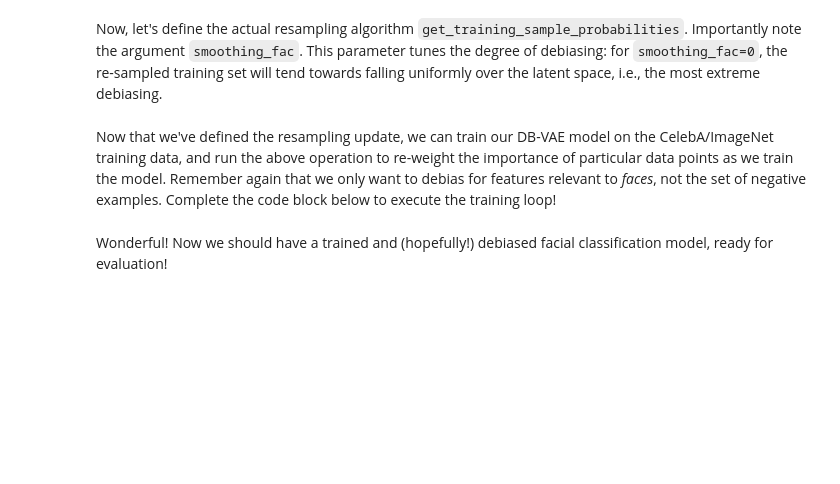
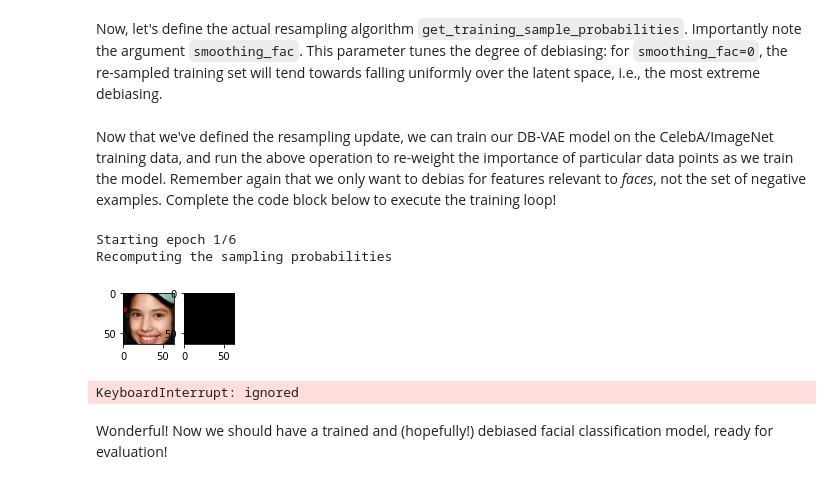
Before and after one commit to joaothomazlemos/Deeplearning-Courses, a Jupyter notebook: lab2/Part2_Debiasing.ipynb, the cells around one changed output. Cells and saved outputs as stored; diff of their text form; code cells hidden in the pictures; blank space fills up the shorter version.

```diff
--- a/lab2/Part2_Debiasing.ipynb
+++ b/lab2/Part2_Debiasing.ipynb
@@ -618,7 +619,7 @@ latent_dim = 100
 num_epochs = 6
 
 # instantiate a new DB-VAE model and optimizer
-dbvae = DB_VAE(100)
+dbvae = DB_VAE(latent_dim)
 optimizer = tf.keras.optimizers.Adam(learning_rate)
 
 # To define the training operation, we will use tf.function which is a powerful tool
@@ -631,41 +632,46 @@ def debiasing_train_step(x, y):
     y_logit, z_mean, z_logsigma, x_recon = dbvae(x)
 
     '''TODO: call the DB_VAE loss function to compute the loss'''
-    loss, class_loss = debiasing_loss_function('''TODO arguments''') # TODO
+    loss, class_loss = debiasing_loss_function(x, x_recon, y, y_logit, z_mean, z_logsigma) # TODO
 
   '''TODO: use the GradientTape.gradient method to compute the gradients.
      Hint: this is with respect to the trainable_variables of the dbvae.'''
-  grads = tape.gradient('''TODO''', '''TODO''') # TODO
+  grads = tape.gradient(loss, dbvae.trainable_variables ) # TODO perda, e todas as variaveis de treino
 
   # apply gradients to variables
   optimizer.apply_gradients(zip(grads, dbvae.trainable_variables))
   return loss
 
 # get training faces from data loader
 all_faces = loader.get_all_train_faces()
 
 if hasattr(tqdm, '_instances'): tqdm._instances.clear() # clear if it exists
 
 # The training loop -- outer loop iterates over the number of epochs
 for i in range(num_epochs):
 
   IPython.display.clear_output(wait=True)
   print("Starting epoch {}/{}".format(i+1, num_epochs))
 
   # Recompute data sampling proabilities
   '''TODO: recompute the sampling probabilities for debiasing'''
-  p_faces = get_training_sample_probabilities('''TODO''', '''TODO''') # TODO
+  p_faces = get_training_sample_probabilities( all_faces, dbvae) # TODO
 
   # get a batch of training data and compute the training step
   for j in tqdm(range(loader.get_train_size() // batch_size)):
     # load a batch of data
     (x, y) = loader.get_batch(batch_size, p_pos=p_faces)
     # loss optimization
     loss = debiasing_train_step(x, y)
 
     # plot the progress every 200 steps
     if j % 500 == 0:
       mdl.util.plot_sample(x, y, dbvae)
+# %% [output]
+Starting epoch 1/6
+Recomputing the sampling probabilities
+[figure, added]
+KeyboardInterrupt: ignored
 # %% [markdown]
 Wonderful! Now we should have a trained and (hopefully!) debiased facial classification model, ready for evaluation!
 # %% [markdown]
```
Also changed, not shown: parts of 2 cells of this notebook.
